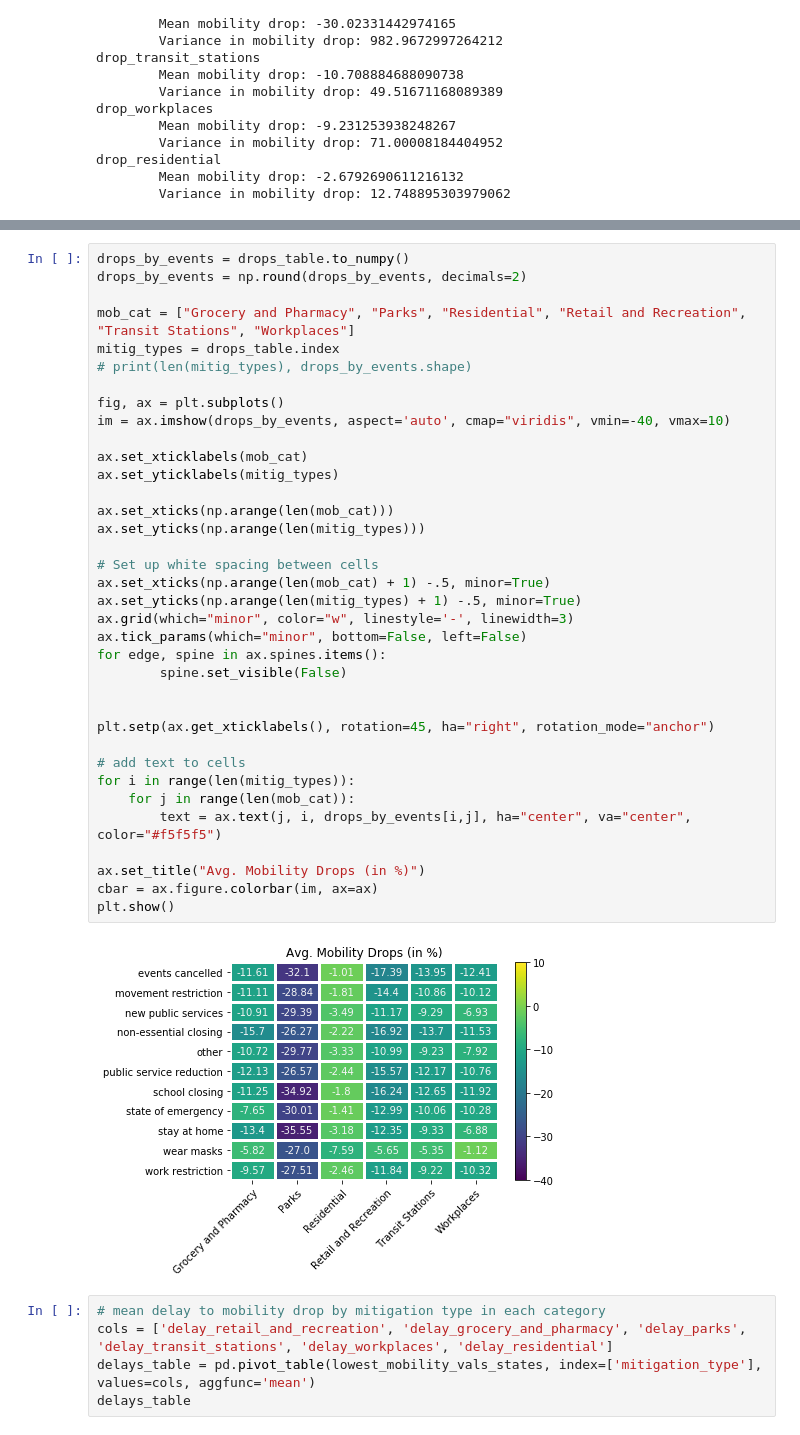
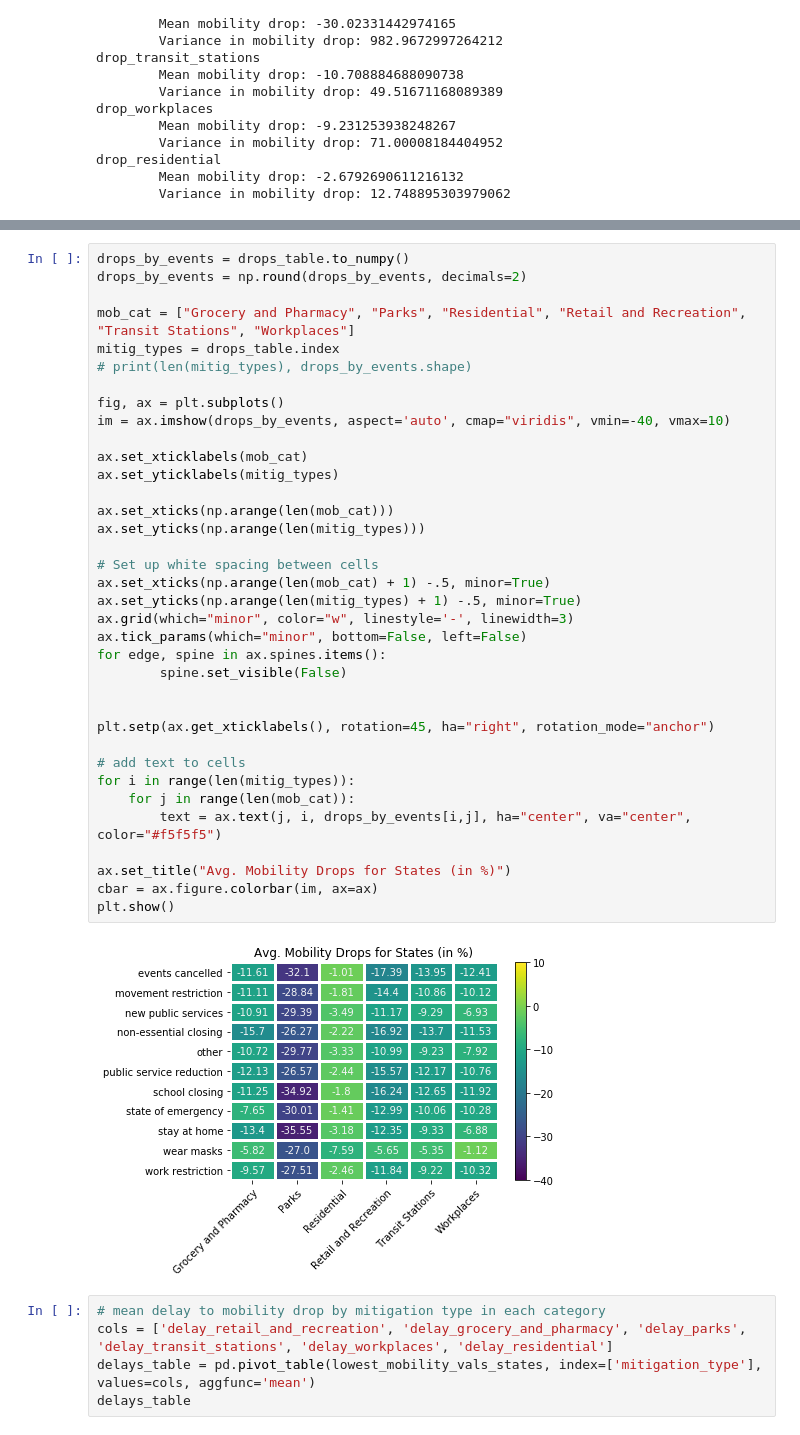
Before and after one commit to Christopher-Scott/Covid-19_Project, a Jupyter notebook: google_analysis.ipynb, the cells around one changed output, grey strips where cells are left out. Saved outputs shown, nothing was run; the diff lists cells and outputs as text.

```diff
--- a/google_analysis.ipynb
+++ b/google_analysis.ipynb
@@ -212,35 +226,35 @@ mitig_types = drops_table.index
 # print(len(mitig_types), drops_by_events.shape)
 
 fig, ax = plt.subplots()
 im = ax.imshow(drops_by_events, aspect='auto', cmap="viridis", vmin=-40, vmax=10)
 
 ax.set_xticklabels(mob_cat)
 ax.set_yticklabels(mitig_types)
 
 ax.set_xticks(np.arange(len(mob_cat)))
 ax.set_yticks(np.arange(len(mitig_types)))
 
 # Set up white spacing between cells
 ax.set_xticks(np.arange(len(mob_cat) + 1) -.5, minor=True)
 ax.set_yticks(np.arange(len(mitig_types) + 1) -.5, minor=True)
 ax.grid(which="minor", color="w", linestyle='-', linewidth=3)
 ax.tick_params(which="minor", bottom=False, left=False)
 for edge, spine in ax.spines.items():
         spine.set_visible(False)
 
 
 plt.setp(ax.get_xticklabels(), rotation=45, ha="right", rotation_mode="anchor")
 
 # add text to cells
 for i in range(len(mitig_types)):
     for j in range(len(mob_cat)):
         text = ax.text(j, i, drops_by_events[i,j], ha="center", va="center", color="#f5f5f5")
 
-ax.set_title("Avg. Mobility Drops (in %)")
+ax.set_title("Avg. Mobility Drops for States (in %)")
 cbar = ax.figure.colorbar(im, ax=ax)
 plt.show()
 # %% [output]
-[figure, old version]
+[figure, new version]
 # %%
 # mean delay to mobility drop by mitigation type in each category
 cols = ['delay_retail_and_recreation', 'delay_grocery_and_pharmacy', 'delay_parks', 'delay_transit_stations', 'delay_workplaces', 'delay_residential']
```
Also changed, not shown: parts of 7 cells of this notebook, 1 other file.
